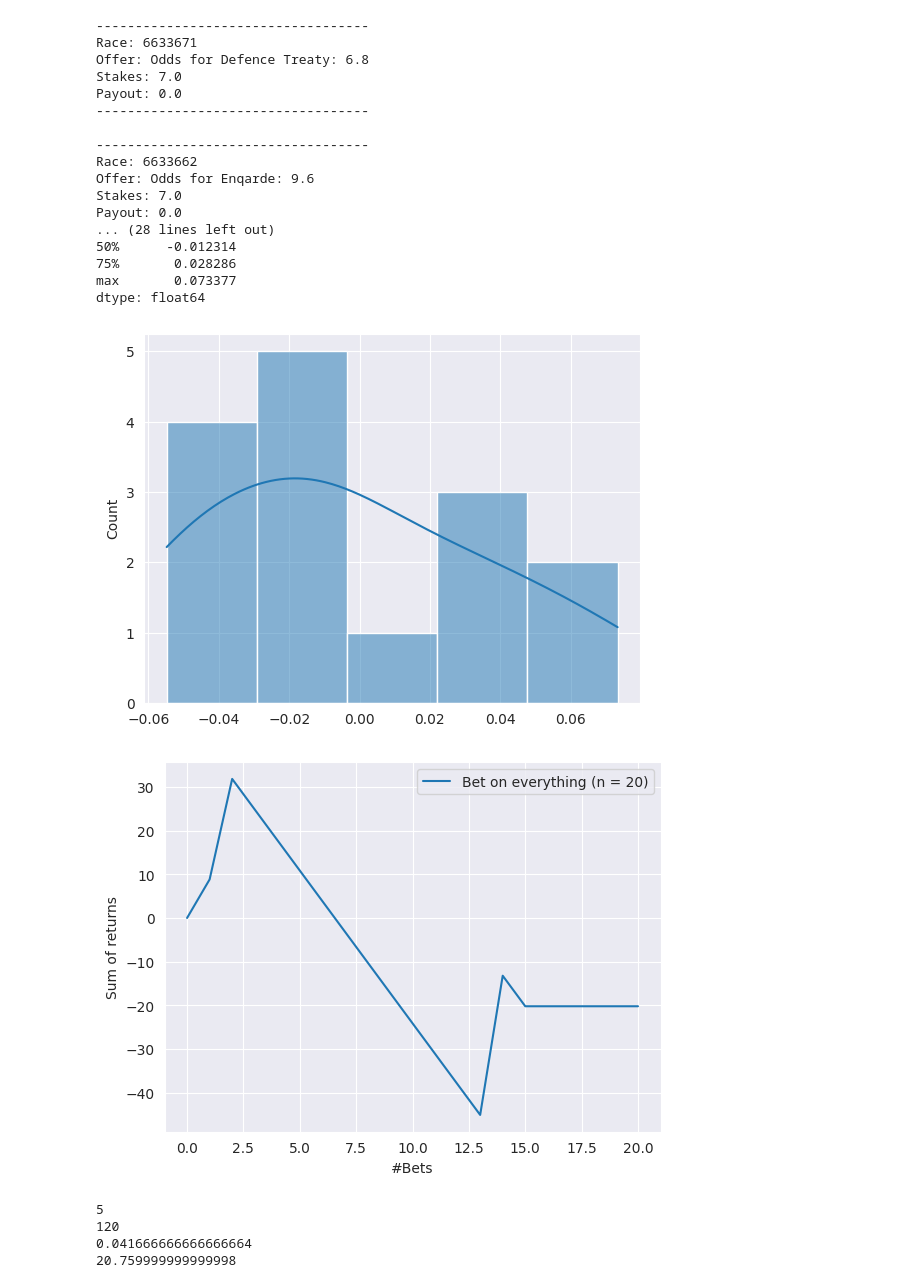
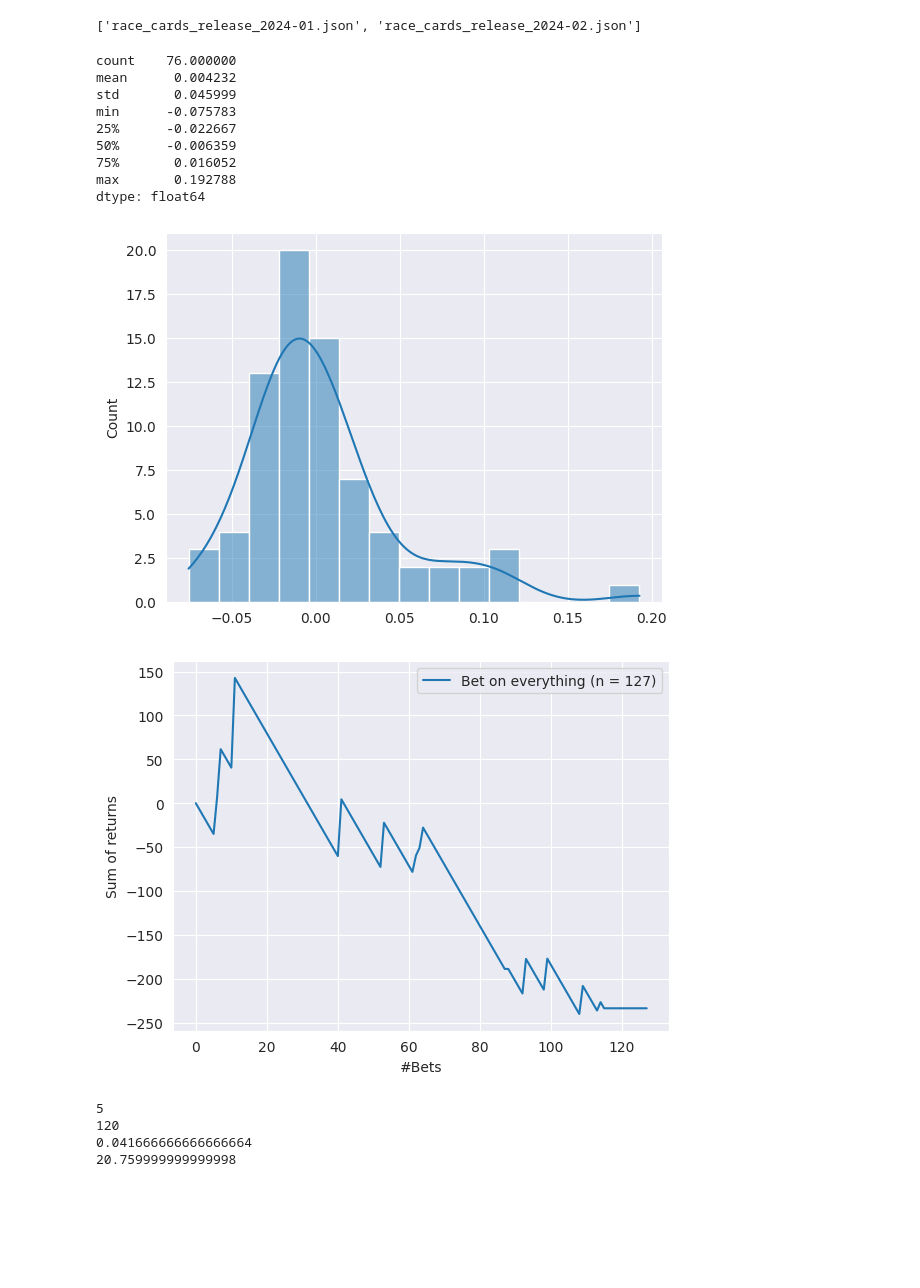
Before and after one commit to Dateb/WageringSystem, a Jupyter notebook: notebooks/exchange_bets_evaluation.ipynb, the cells around one changed output. Drawn from its saved outputs; the diff is of its cells as text; code cells hidden in the pictures; blank space fills up the shorter version.

```diff
--- a/notebooks/exchange_bets_evaluation.ipynb
+++ b/notebooks/exchange_bets_evaluation.ipynb
@@ -29,10 +29,12 @@ for file_name in os.listdir(TEST_BETS_PATH):
         with open(f"{TEST_BETS_PATH}/{file_name}", "rb") as f:
             test_bets += pickle.load(f)
 
-race_cards_loader = RaceCardsPersistence("race_cards_new")
+race_cards_loader = RaceCardsPersistence("race_cards_release")
 race_results_container = RaceResultsContainer()
 
 test_sample_file_names = race_cards_loader.race_card_file_names[-2:]
+
+print(test_sample_file_names)
 
 race_cards = {}
 
@@ -45,57 +47,51 @@ payout_calculator = BetfairPayoutCalculator(bet_evaluator)
 
 payout_calculator.insert_payouts_into_bets(test_bets, race_results_container.race_results)
 
-for bet in test_bets:
-    if bet.payout == 0:
-        print(bet)
+# for bet in test_bets:
+#     if bet.payout == 0:
+#         print(bet)
 
 win_prob_diffs = []
 for bet in test_bets:
     race_card_id_bet = bet.bet_offer.race_card.race_id
     horse_number_bet = bet.bet_offer.horse.number
     horse_sp = 0
     for race_card in race_cards.values():
         # print(type(race_card.race_id))
         # print(type(race_card_id_bet))
         if str(race_card.race_id) == race_card_id_bet:
             for horse in race_card.horses:
                 if horse.number == horse_number_bet:
                     horse_sp = horse.betfair_win_sp
 
     if horse_sp > 0:
         bet_offer_win_prob = 1 / (bet.bet_offer.odds * (1 - 0.025))
         bet_sp_win_prob = 1 / horse_sp
 
         win_prob_diffs.append(bet_sp_win_prob - bet_offer_win_prob)
 
 
 print(pd.Series(win_prob_diffs).describe())
+
 sns.histplot(data=win_prob_diffs, kde=True)
 
 fig, axes = plt.subplots(1, 1)
 
 axes.set(xlabel="#Bets", ylabel="Sum of returns")
 plot_test_bets_return(test_bets=test_bets, axis=axes, label="Bet on everything")
 # %% [output]
------------------------------------
-Race: 6633671
-Offer: Odds for Defence Treaty: 6.8
-Stakes: 7.0
-Payout: 0.0
------------------------------------
-
------------------------------------
-Race: 6633662
-Offer: Odds for Enqarde: 9.6
-Stakes: 7.0
-Payout: 0.0
-... (28 lines left out)
-50%      -0.012314
-75%       0.028286
-max       0.073377
-dtype: float64
+['race_cards_release_2024-01.json', 'race_cards_release_2024-02.json']
+count    76.000000
+mean      0.004232
+std       0.045999
+min      -0.075783
+25%      -0.022667
+50%      -0.006359
+75%       0.016052
+max       0.192788
+dtype: float64
-[figure, old version]
+[figure, new version]
-[figure, old version]
+[figure, new version]
 # %%
 import numpy as np
 
```
Also changed, not shown: 21 other files.
